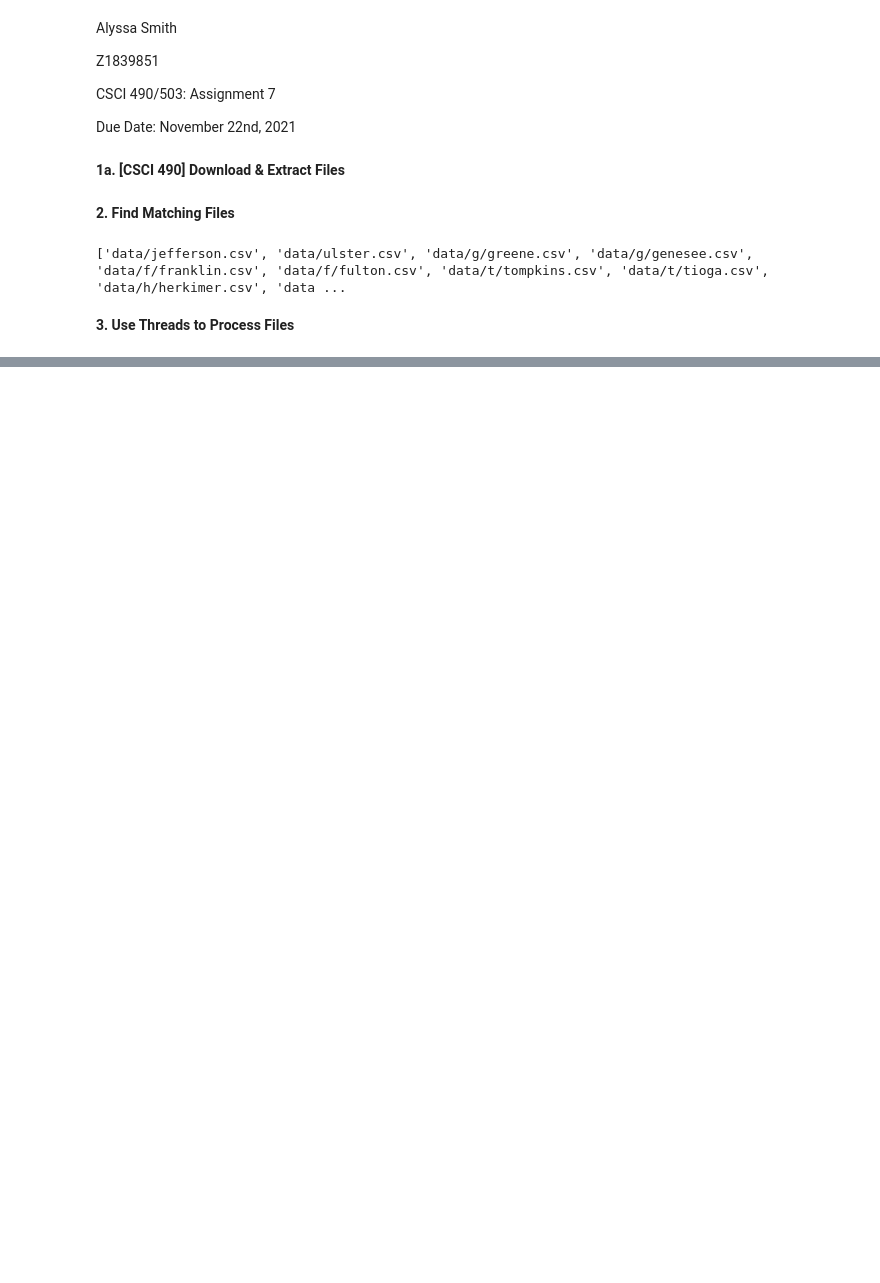
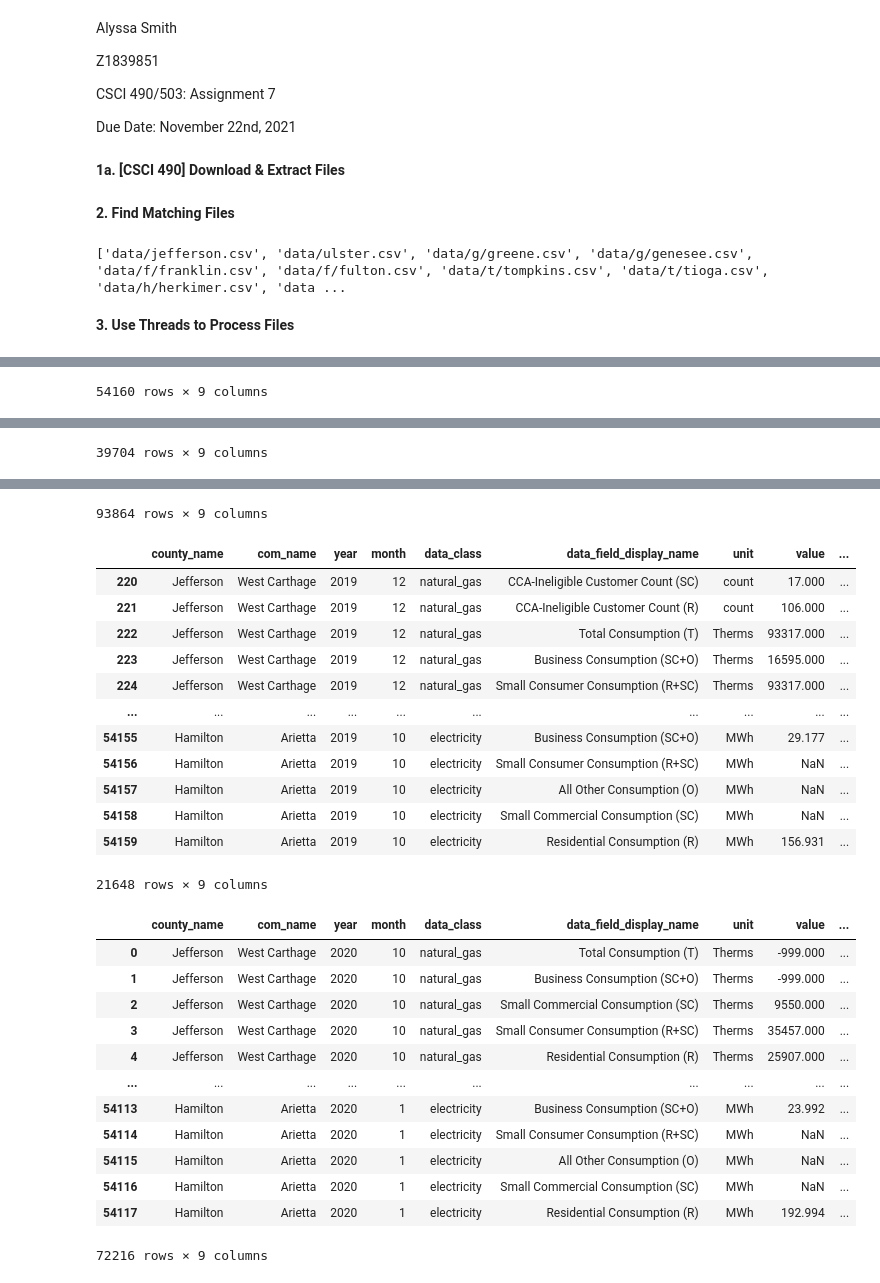
Before and after one commit to alyssaKsmith/Python-CourseWork, a Jupyter notebook: Python-Coursework/a7.ipynb, the cells around one changed output, grey strips where cells are left out. Drawn from its saved outputs; the diff is of its cells as text; code cells hidden in the pictures; blank space fills up the shorter version.

```diff
--- a/Python-Coursework/a7.ipynb
+++ b/Python-Coursework/a7.ipynb
@@ -231,0 +71,46 @@ dtype: int64
+# %%
+import pandas as pd
+import numpy as np
+import concurrent.futures
+from concurrent.futures import ThreadPoolExecutor
+
+def process():
+    # list of files
+    li = []
+
+    # read in all csv files
+    for filename in all_csv_files:
+        df = pd.read_csv(filename, index_col=None, header=0)
+        li.append(df)
+
+    # concatenate all csv files into one
+    frame = pd.concat(li, axis=0, ignore_index=True)
+    display(frame)
+
+    # filter only data class that has electricity and replace the value with not a number
+    f = frame[frame['data_class'] == 'electricity'].replace(-999.000, np.nan)
+    display(f)
+
+    frames = [frame, f]
+
+    # concatonate the dataframes to add in the filters
+    result = pd.concat(frames)
+    display(result)
+
+    # filter only the years that include 2019
+    df2019 = result[result['year'] == 2019]
+    display(df2019)
+
+    # write a new csv file that is compressed to a gzip file
+    df2019 = df2019.to_csv('2019.csv.gz', compression='gzip', index = 0)
+
+    # filter only the years that include 2020
+    df2020 = result[result['year'] == 2020]
+    display(df2020)
+
+    # write a new csv file that is compressed to a gzip file
+    df2020 = df2020.to_csv('2020.csv.gz', compression='gzip', index = 0)
+# %%
+with concurrent.futures.ThreadPoolExecutor(max_workers=5) as executor:
+    executor.map(process())
+# %% [output]
@@ -231,0 +129 @@ dtype: int64
+54160 rows × 9 columns
@@ -231,0 +142 @@ dtype: int64
+39704 rows × 9 columns
@@ -231,0 +155,27 @@ dtype: int64
+93864 rows × 9 columns
+|  | county_name | com_name | year | month | data_class | data_field_display_name | unit | value | ... |
+| 220 | Jefferson | West Carthage | 2019 | 12 | natural_gas | CCA-Ineligible Customer Count (SC) | count | 17.000 | ... |
+| 221 | Jefferson | West Carthage | 2019 | 12 | natural_gas | CCA-Ineligible Customer Count (R) | count | 106.000 | ... |
+| 222 | Jefferson | West Carthage | 2019 | 12 | natural_gas | Total Consumption (T) | Therms | 93317.000 | ... |
+| 223 | Jefferson | West Carthage | 2019 | 12 | natural_gas | Business Consumption (SC+O) | Therms | 16595.000 | ... |
+| 224 | Jefferson | West Carthage | 2019 | 12 | natural_gas | Small Consumer Consumption (R+SC) | Therms | 93317.000 | ... |
+| ... | ... | ... | ... | ... | ... | ... | ... | ... | ... |
+| 54155 | Hamilton | Arietta | 2019 | 10 | electricity | Business Consumption (SC+O) | MWh | 29.177 | ... |
+| 54156 | Hamilton | Arietta | 2019 | 10 | electricity | Small Consumer Consumption (R+SC) | MWh | NaN | ... |
+| 54157 | Hamilton | Arietta | 2019 | 10 | electricity | All Other Consumption (O) | MWh | NaN | ... |
+| 54158 | Hamilton | Arietta | 2019 | 10 | electricity | Small Commercial Consumption (SC) | MWh | NaN | ... |
+| 54159 | Hamilton | Arietta | 2019 | 10 | electricity | Residential Consumption (R) | MWh | 156.931 | ... |
+21648 rows × 9 columns
+|  | county_name | com_name | year | month | data_class | data_field_display_name | unit | value | ... |
+| 0 | Jefferson | West Carthage | 2020 | 10 | natural_gas | Total Consumption (T) | Therms | -999.000 | ... |
+| 1 | Jefferson | West Carthage | 2020 | 10 | natural_gas | Business Consumption (SC+O) | Therms | -999.000 | ... |
+| 2 | Jefferson | West Carthage | 2020 | 10 | natural_gas | Small Commercial Consumption (SC) | Therms | 9550.000 | ... |
+| 3 | Jefferson | West Carthage | 2020 | 10 | natural_gas | Small Consumer Consumption (R+SC) | Therms | 35457.000 | ... |
+| 4 | Jefferson | West Carthage | 2020 | 10 | natural_gas | Residential Consumption (R) | Therms | 25907.000 | ... |
+| ... | ... | ... | ... | ... | ... | ... | ... | ... | ... |
+| 54113 | Hamilton | Arietta | 2020 | 1 | electricity | Business Consumption (SC+O) | MWh | 23.992 | ... |
+| 54114 | Hamilton | Arietta | 2020 | 1 | electricity | Small Consumer Consumption (R+SC) | MWh | NaN | ... |
+| 54115 | Hamilton | Arietta | 2020 | 1 | electricity | All Other Consumption (O) | MWh | NaN | ... |
+| 54116 | Hamilton | Arietta | 2020 | 1 | electricity | Small Commercial Consumption (SC) | MWh | NaN | ... |
+| 54117 | Hamilton | Arietta | 2020 | 1 | electricity | Residential Consumption (R) | MWh | 192.994 | ... |
+72216 rows × 9 columns
```
Also changed, not shown: parts of 14 cells of this notebook.
